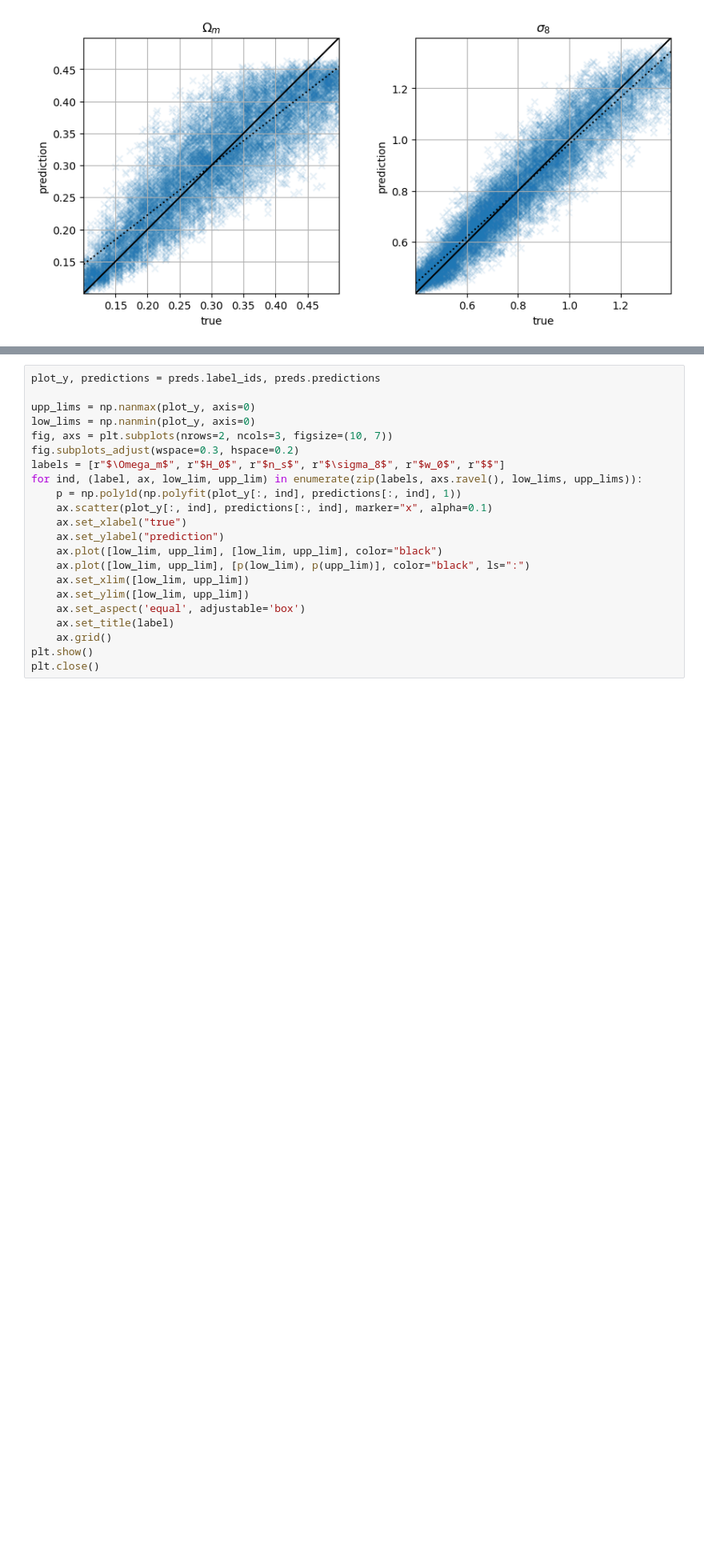
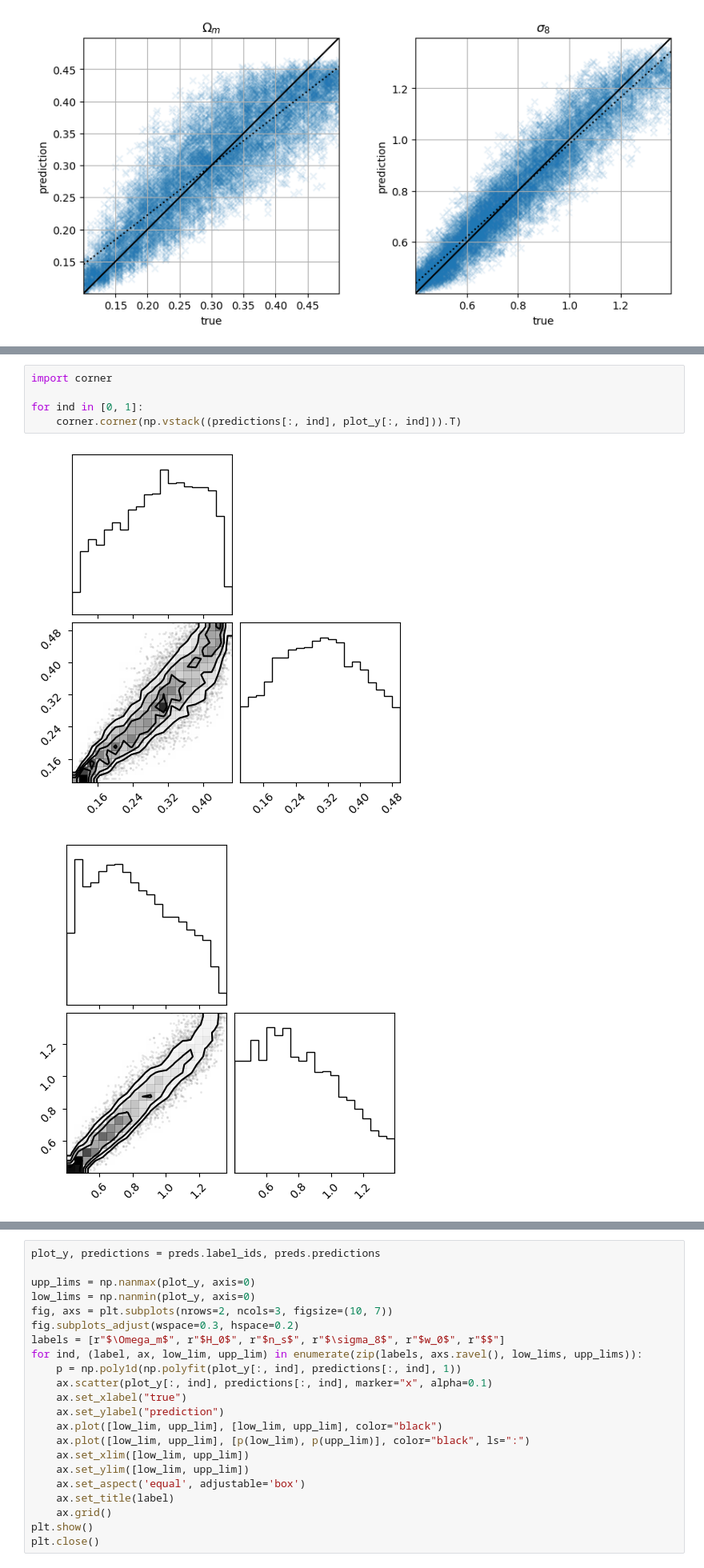
Before and after one commit to shubhagrawal30/ViT_weak_lensing, a Jupyter notebook: notebooks/hugging_face_vit.ipynb, the cells around one changed output, grey strips where cells are left out. Shown: that part at 80% size. Drawn from its saved outputs; the diff is of its cells as text; blank space fills up the shorter version.

```diff
--- a/notebooks/hugging_face_vit.ipynb
+++ b/notebooks/hugging_face_vit.ipynb
@@ -352,0 +393,8 @@ plt.close()
+# %%
+import corner
+
+for ind in [0, 1]:
+    corner.corner(np.vstack((predictions[:, ind], plot_y[:, ind])).T)
+# %% [output]
+[figure, added]
+[figure, added]
```
Also changed, not shown: parts of 3 cells of this notebook, 2 other files.
